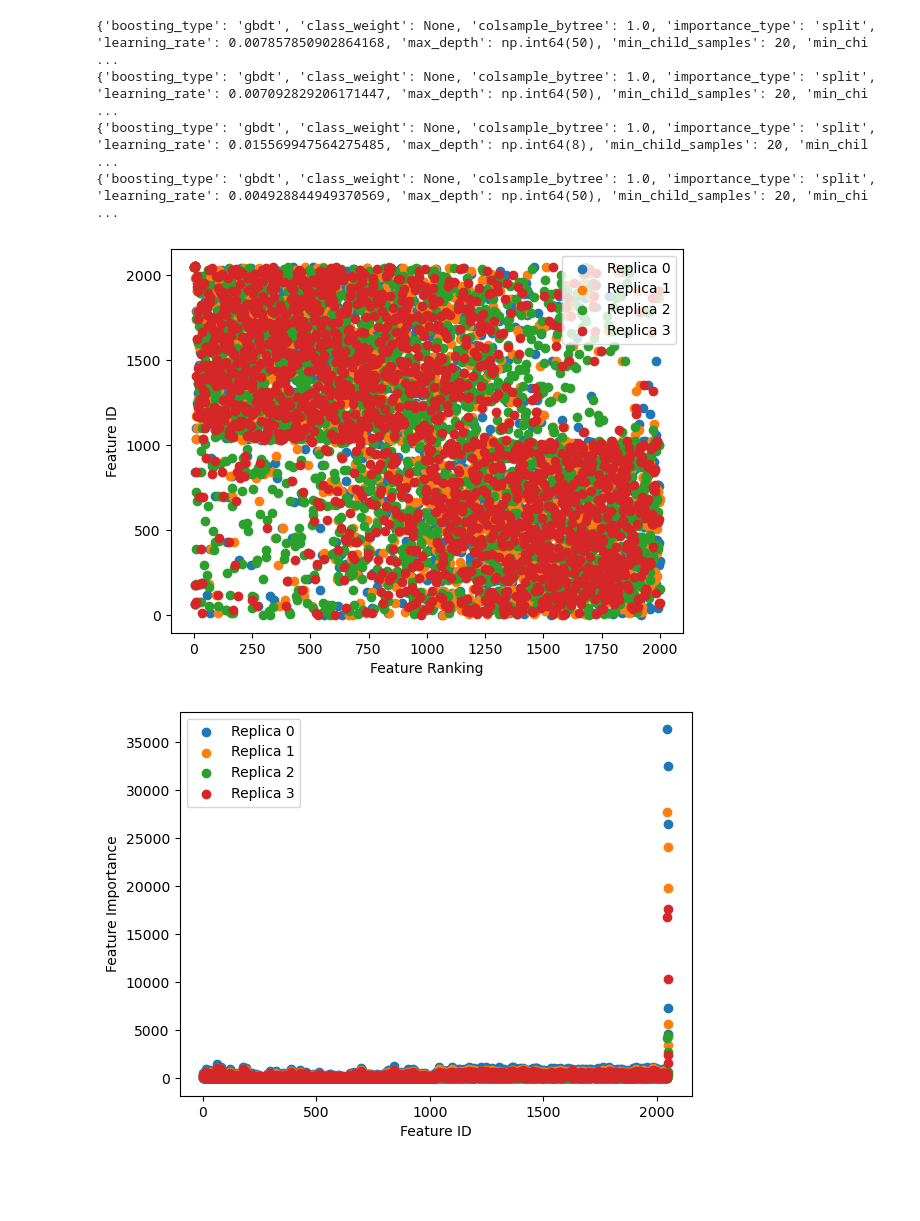
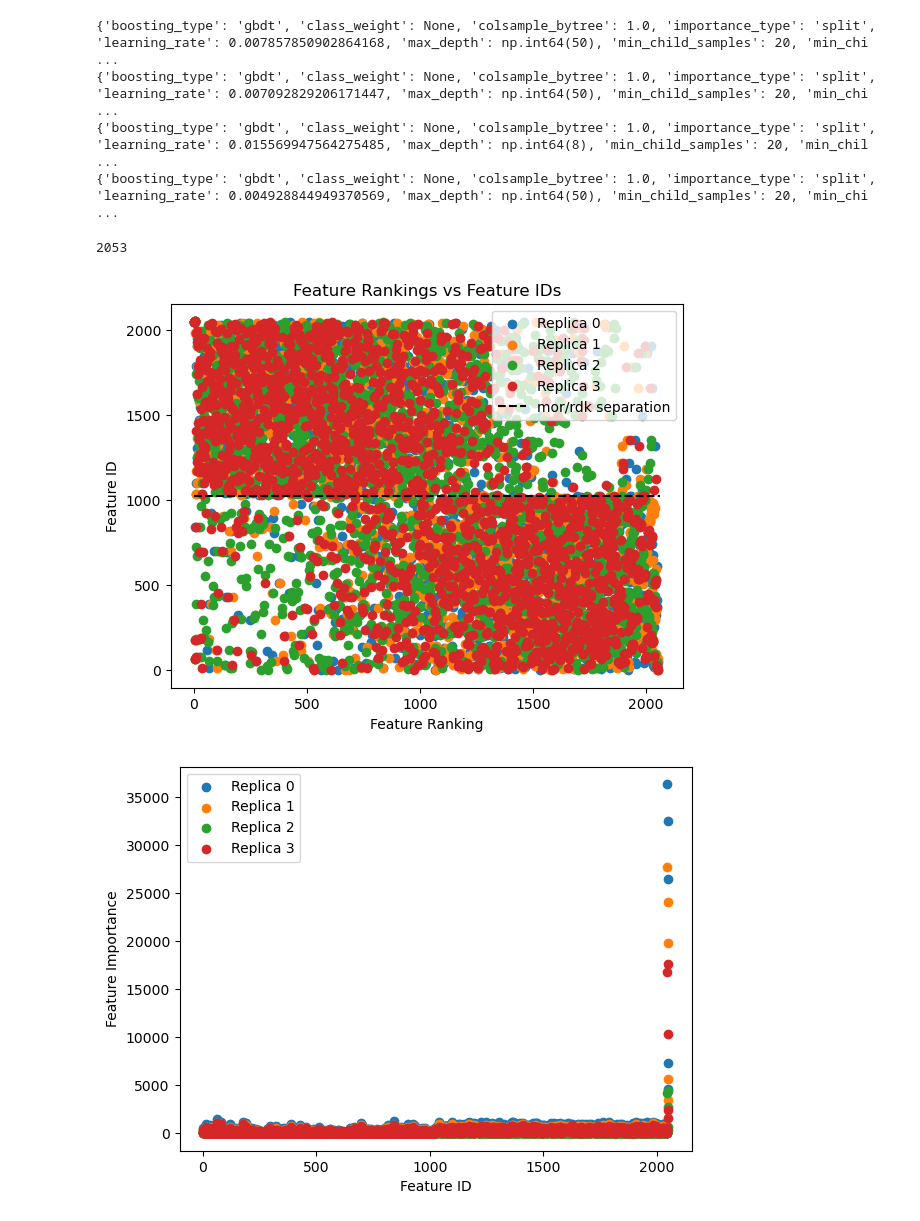
Before and after one commit to fuentediezjaime/pIC50_prediction_pipeline, a Jupyter notebook: notebooks/data_analysis.ipynb, the cells around one changed output. Drawn from its saved outputs; the diff is of its cells as text; code cells hidden in the pictures; blank space fills up the shorter version.

```diff
--- a/notebooks/data_analysis.ipynb
+++ b/notebooks/data_analysis.ipynb
@@ -123,18 +94,22 @@ for id in range(13,17):
 {'boosting_type': 'gbdt', 'class_weight': None, 'colsample_bytree': 1.0, 'importance_type': 'split', 'learning_rate': 0.015569947564275485, 'max_depth': np.int64(8), 'min_child_samples': 20, 'min_chil ...
 {'boosting_type': 'gbdt', 'class_weight': None, 'colsample_bytree': 1.0, 'importance_type': 'split', 'learning_rate': 0.004928844949370569, 'max_depth': np.int64(50), 'min_child_samples': 20, 'min_chi ...
 # %%
-n_top_features = 2000
+n_top_features = len(importance_ratings[0]['feature_index'])
+print(n_top_features)
 f = plt.figure()
 ax = f.add_axes((0.1,0.1,0.8,0.8))
 for id in range(4):
     ax.scatter(range(n_top_features), importance_ratings[id]['feature_index'][:n_top_features], label=f'Replica {id}')
-    ax.legend()
     ax.set_xlabel('Feature Ranking')
     ax.set_ylabel('Feature ID')
 
-#f.savefig('Ranking_vs_ID.png')
+ax.hlines(1024,0,2060, color='black', linestyle='--', label='mor/rdk separation')
+ax.legend()
+ax.set_title('Feature Rankings vs Feature IDs')
+f.savefig('Ranking_vs_ID.png')
 # %% [output]
+2053
-[figure, old version]
+[figure, new version]
 # %%
 f = plt.figure()
 ax = f.add_axes((0.1,0.1,0.8,0.8))
```
Also changed, not shown: parts of 8 cells of this notebook, 5 other files.
